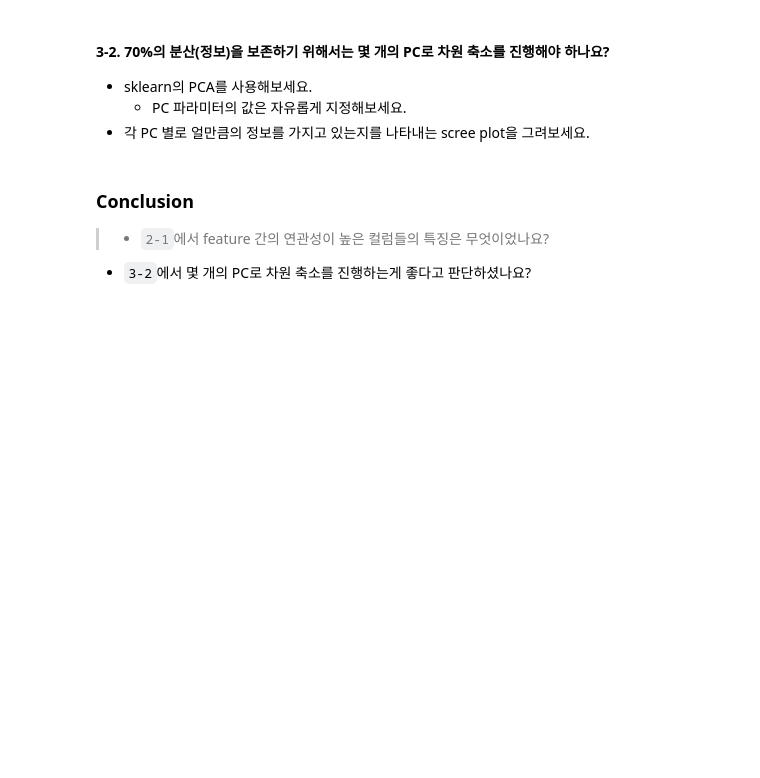
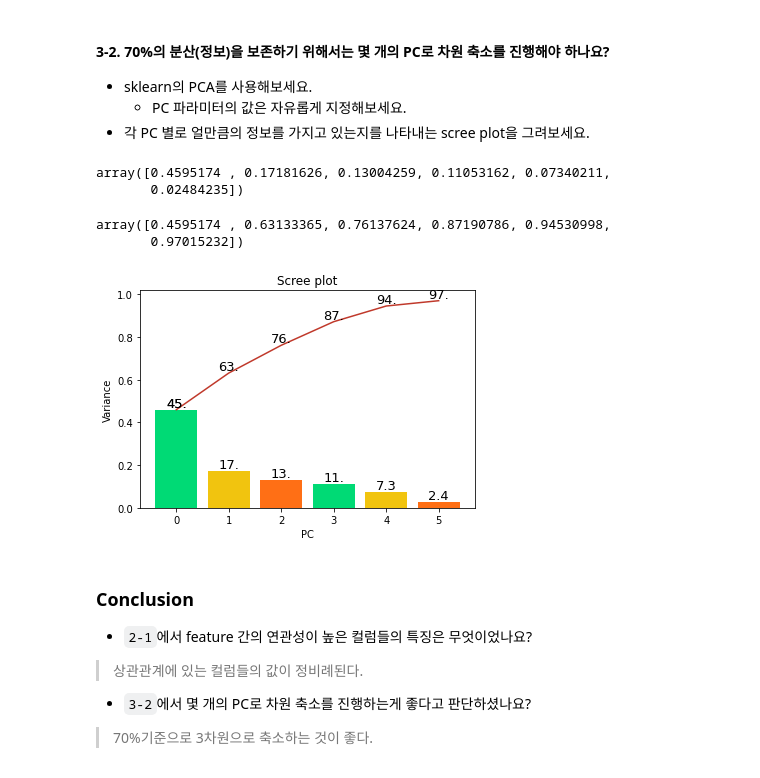
Before and after one commit to Ryu4824/code-states, a Jupyter notebook: Sprint3_Mini_Project_(10조).ipynb, the cells around one changed output. Cells and saved outputs as stored; diff of their text form; code cells hidden in the pictures; blank space fills up the shorter version.

```diff
--- a/Sprint3_Mini_Project_(10조).ipynb
+++ b/Sprint3_Mini_Project_(10조).ipynb
@@ -328,0 +381,3 @@ plt.show()
+# %%
+aid_pca = aid.iloc[:,1:10]
+aid_pca.info()
@@ -328,0 +401,13 @@ plt.show()
+# %%
+from sklearn.preprocessing import StandardScaler
+from sklearn.decomposition import PCA
+
+# StandardScaler()를 사용하여 데이터 표준화
+scaler = StandardScaler()
+Z = scaler.fit_transform(aid_pca)
+
+# 표준화한 데이터에 대하여 pca 시행
+pca = PCA(n_components='mle')
+
+B = pca.fit_transform(Z)
+B
@@ -331,7 +430,46 @@ plt.show()
 - sklearn의 PCA를 사용해보세요.
   - PC 파라미터의 값은 자유롭게 지정해보세요.
 - 각 PC 별로 얼만큼의 정보를 가지고 있는지를 나타내는 scree plot을 그려보세요.
+# %%
+ratio = pca.explained_variance_ratio_
+ratio
+# %% [output]
+array([0.4595174 , 0.17181626, 0.13004259, 0.11053162, 0.07340211,
+       0.02484235])
+# %%
+# 분산 비율
+ratio_sum = np.cumsum(pca.explained_variance_ratio_)
+ratio_sum
+# %% [output]
+array([0.4595174 , 0.63133365, 0.76137624, 0.87190786, 0.94530998,
+       0.97015232])
+# %%
+def scree_plot(pca):
+    num_components = len(pca.explained_variance_ratio_)
+    ind = np.arange(num_components)
+    vals = pca.explained_variance_ratio_
+
+    ax = plt.subplot()
+    cumvals = np.cumsum(vals)
+    ax.bar(ind, vals, color = ['#00da75', '#f1c40f',  '#ff6f15']) # Bar plot
+    ax.plot(ind, cumvals, color = '#c0392b') # Line plot
+
+    for i in range(num_components):
+        ax.annotate(r"%s" % ((str(vals[i]*100)[:3])), (ind[i], vals[i]), va = "bottom", ha = "center", fontsize = 13)
+        ax.annotate(r"%s" % ((str(cumvals[i]*100)[:3])), (ind[i], cumvals[i]), va = "bottom", ha = "center", fontsize = 13)
+    ax.set_xlabel("PC")
+    ax.set_ylabel("Variance")
+    plt.title('Scree plot')
+
+scree_plot(pca)
+# %% [output]
+[figure, added]
 # %% [markdown]
 ### **Conclusion**
-> * `2-1`에서 feature 간의 연관성이 높은 컬럼들의 특징은 무엇이었나요?
+* `2-1`에서 feature 간의 연관성이 높은 컬럼들의 특징은 무엇이었나요?
+
+> 상관관계에 있는 컬럼들의 값이 정비례된다.
+
 * `3-2`에서 몇 개의 PC로 차원 축소를 진행하는게 좋다고 판단하셨나요?
+
+> 70%기준으로 3차원으로 축소하는 것이 좋다.
```
Also changed, not shown: parts of 17 cells of this notebook.
